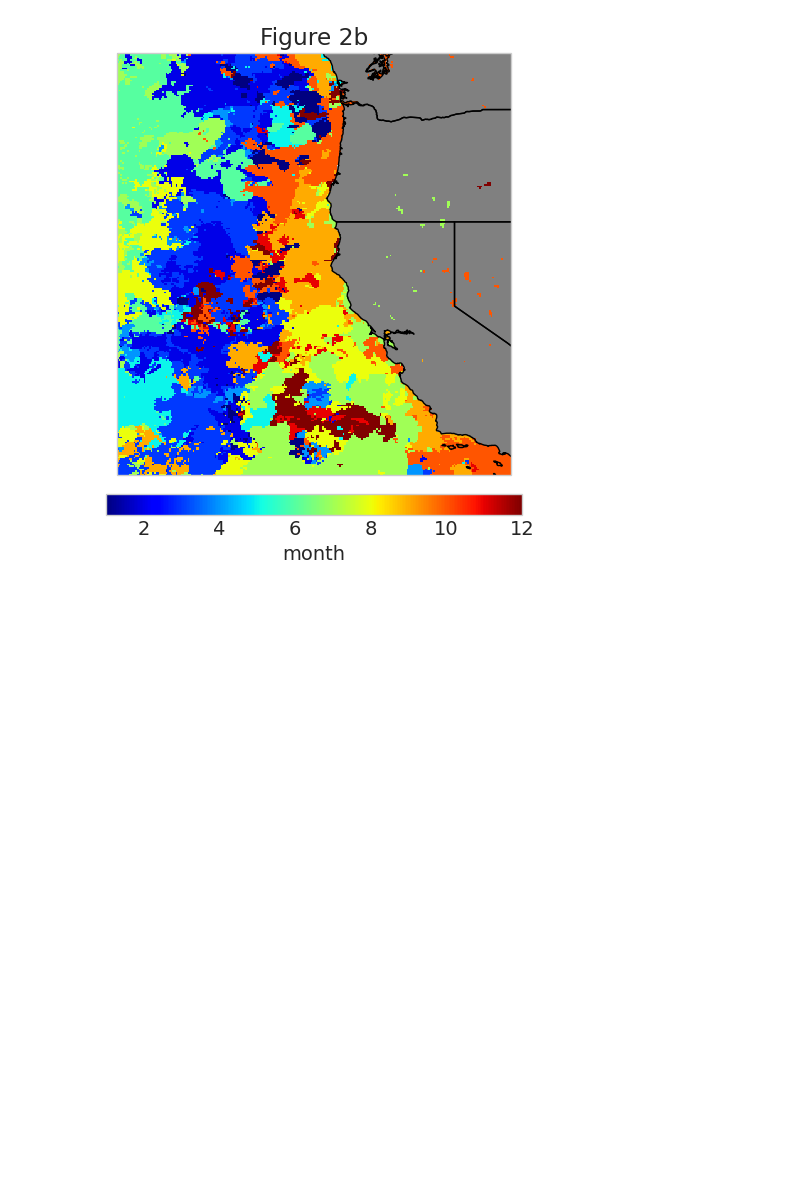
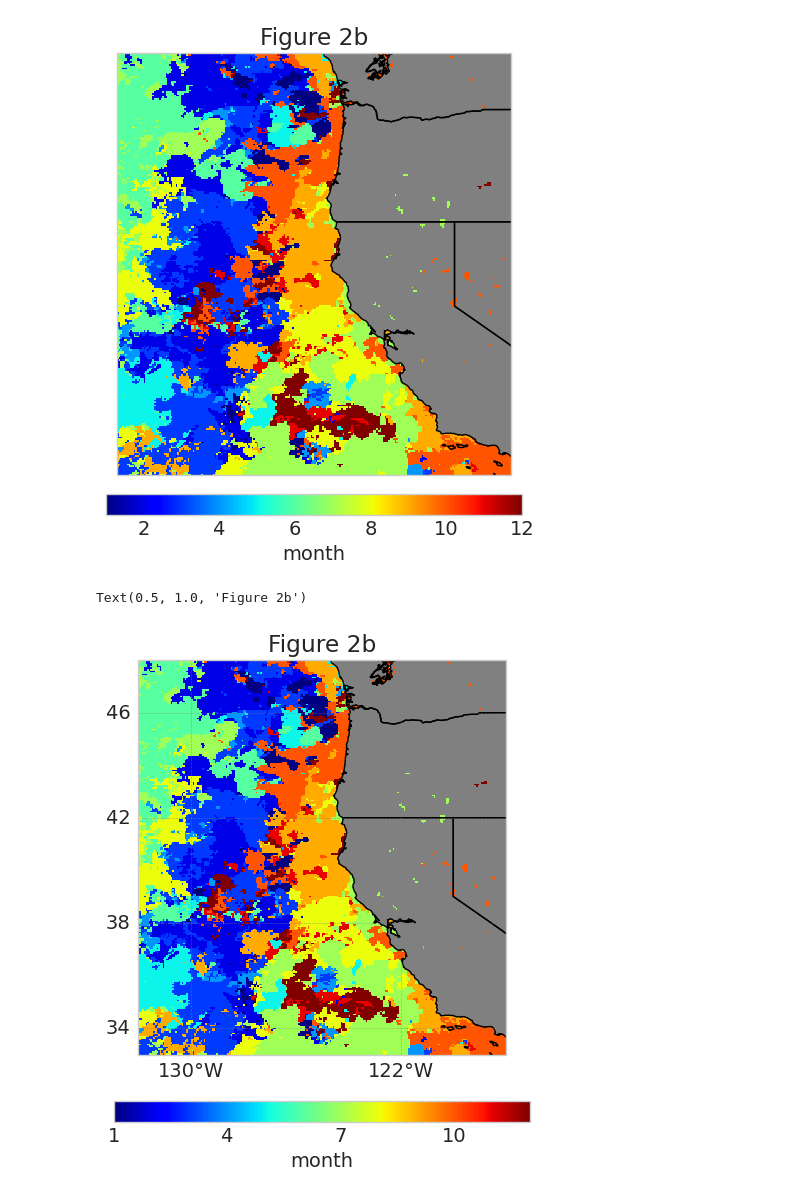
Before and after one commit to UCB-stat-159-s23/hw03-Group28, a Jupyter notebook: climate-Q05.ipynb, the cells around one changed output. Drawn from its saved outputs; the diff is of its cells as text; code cells hidden in the pictures; blank space fills up the shorter version.

```diff
--- a/climate-Q05.ipynb
+++ b/climate-Q05.ipynb
@@ -111,3 +111,36 @@ plt.title("Figure 2b")
 # %% [output]
 Text(0.5, 1.0, 'Figure 2b')
 [figure]
+# %%
+import cartopy.mpl.gridliner as gridliner
+import matplotlib.ticker as mticker
+
+# Custom latitude tick formatter without N
+def lat_formatter(x, pos):
+    return f"{abs(int(x))}"
+
+# Plotting
+outliers.plot()
+axis = plt.subplot(projection = crs)
+color_bar = {
+    'orientation' : 'horizontal',
+    'location' : 'bottom',
+    'pad' : 0.1,
+    'fraction': 0.045,
+    'ticks': [1, 4, 7, 10]
+}
+outliers.plot(ax = axis, transform = crs, cmap = "jet", cbar_kwargs = color_bar)
+axis.add_feature(cfeature.LAND,  color = "grey")
+axis.add_feature(cfeature.STATES.with_scale("10m"))
+gl = axis.gridlines(crs=ccrs.PlateCarree(), draw_labels=True, linewidth=0.5, color='gray', alpha=0.5, linestyle='--')
+gl.top_labels = False
+gl.right_labels = False
+gl.xformatter = gridliner.LONGITUDE_FORMATTER
+gl.yformatter = mticker.FuncFormatter(lat_formatter)
+gl.xlocator = gridliner.mticker.FixedLocator([-138, -130, -122])
+gl.ylocator = gridliner.mticker.FixedLocator([34, 38, 42, 46])
+plt.savefig('outputs/climate-Q05.png')
+plt.title("Figure 2b")
+# %% [output]
+Text(0.5, 1.0, 'Figure 2b')
+[figure, added]
```
